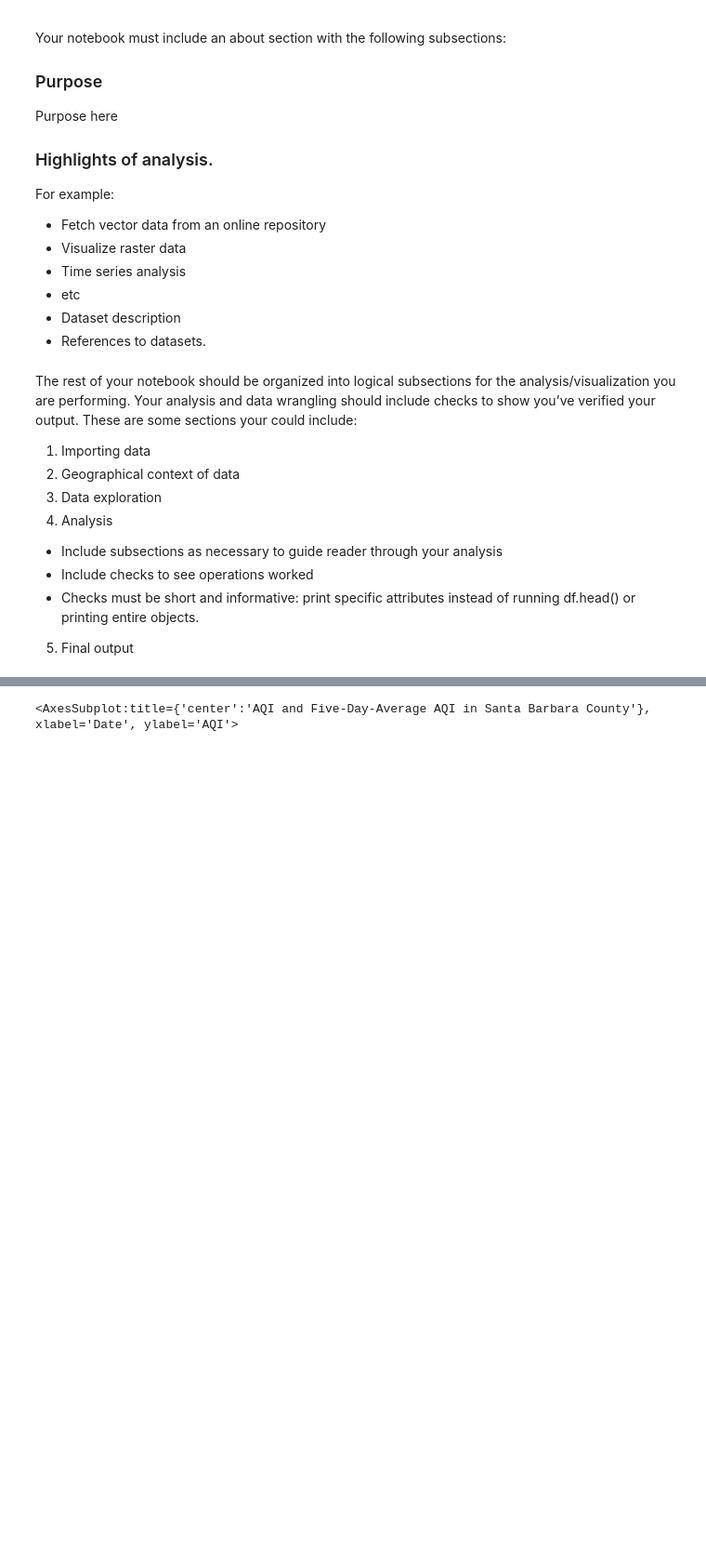
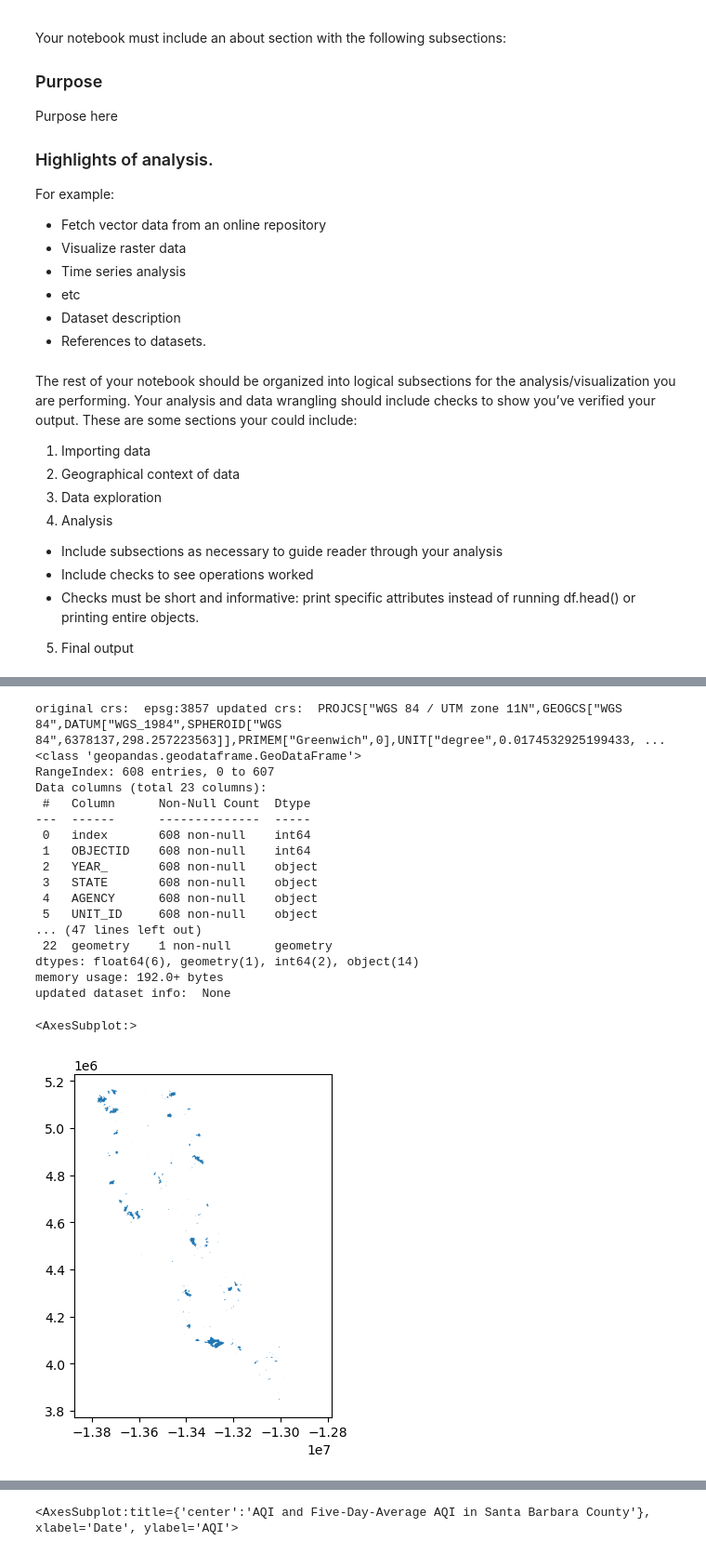
Before and after one commit to cnordheim-maestas/eds-220-hwk4-task3-Presentation-ready-repo, a Jupyter notebook: aqi-and-false-color-image.ipynb, the cells around one changed output, grey strips where cells are left out. Shown: that part at 93% size. Saved outputs shown, nothing was run; the diff lists cells and outputs as text; code cells hidden in the pictures; blank space fills up the shorter version.

```diff
--- a/aqi-and-false-color-image.ipynb
+++ b/aqi-and-false-color-image.ipynb
@@ -64,0 +233,10 @@ fire = gpd.read_file(fire_fp) # use gpd to read the file because it's a shapefil
+# %%
+# Landsat data cleaning and geographic context
+# Raster reduction: drop the bands in land data
+
+# remove length 1 dimension (band)
+land = land.squeeze()
+
+# remove coordinates associated to band
+land = land.drop('band')
+land
@@ -64,0 +256,10 @@ fire = gpd.read_file(fire_fp) # use gpd to read the file because it's a shapefil
+# %%
+# Fire perimeters data cleaning
+
+# make sure CRS' match
+fire_reprojected = fire.to_crs(land.rio.crs) # change to the land crs
+print('matched crs?',  fire_reprojected.crs == land.rio.crs) # ensure they match
+
+# subset only thomas fire
+fire_clipped = fire_reprojected[(fire_reprojected.FIRE_NAME=='THOMAS')]
+fire_clipped.head() # check that it worked
@@ -64,0 +305,32 @@ fire = gpd.read_file(fire_fp) # use gpd to read the file because it's a shapefil
+# %%
+# Fire perimeters data exploration
+# check original crs and updated crs:
+print('original crs: ',  fire.crs, 'updated crs: ', fire_clipped.crs)
+
+# let's get some info on the original and updated datasets
+print('original dataset info: ', fire.info())
+print('updated dataset info: ', fire_clipped.info())
+
+# data exploration continued
+# let's compare the full dataset to the dataset with only thomas fire
+fire.plot() # whole dataset
+# %% [output]
+original crs:  epsg:3857 updated crs:  PROJCS["WGS 84 / UTM zone 11N",GEOGCS["WGS 84",DATUM["WGS_1984",SPHEROID["WGS 84",6378137,298.257223563]],PRIMEM["Greenwich",0],UNIT["degree",0.0174532925199433, ...
+<class 'geopandas.geodataframe.GeoDataFrame'>
+RangeIndex: 608 entries, 0 to 607
+Data columns (total 23 columns):
+ #   Column      Non-Null Count  Dtype
+---  ------      --------------  -----
+ 0   index       608 non-null    int64
+ 1   OBJECTID    608 non-null    int64
+ 2   YEAR_       608 non-null    object
+ 3   STATE       608 non-null    object
+ 4   AGENCY      608 non-null    object
+ 5   UNIT_ID     608 non-null    object
+... (47 lines left out)
+ 22  geometry    1 non-null      geometry
+dtypes: float64(6), geometry(1), int64(2), object(14)
+memory usage: 192.0+ bytes
+updated dataset info:  None
+<AxesSubplot:>
+[figure, added]
```
Also changed, not shown: parts of 26 cells of this notebook.
